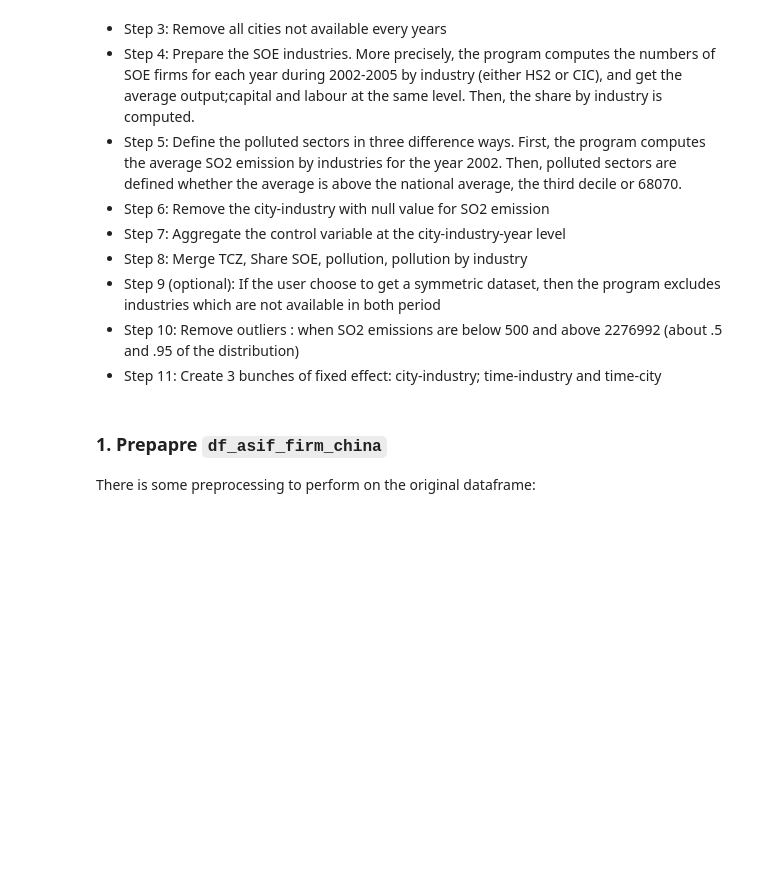
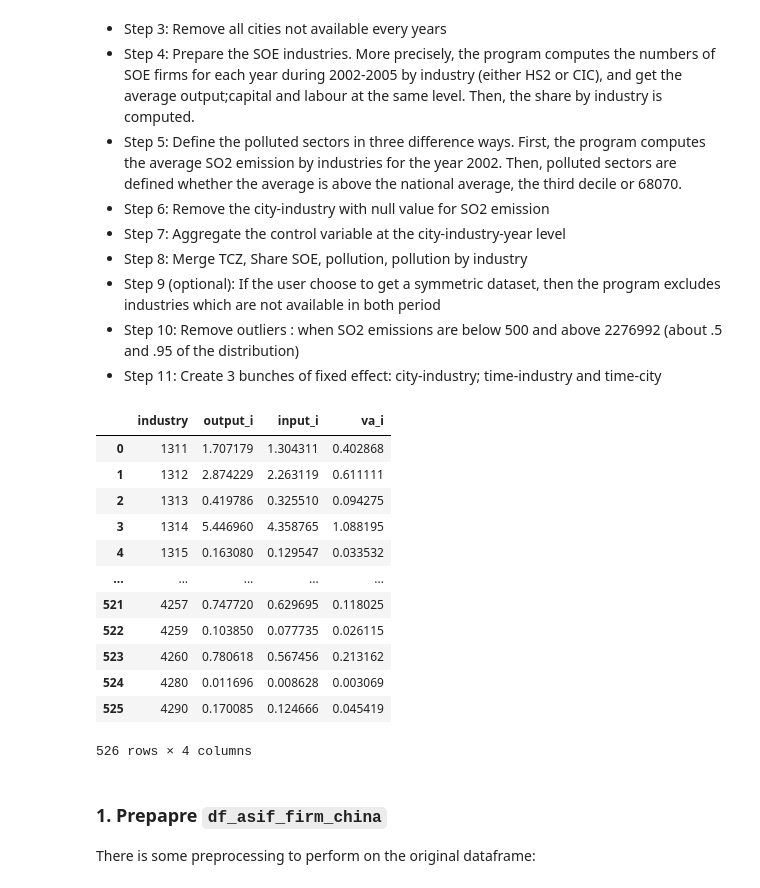
Before and after one commit to thomaspernet/SBC_pollution_China, a Jupyter notebook: Data_preprocessing/SBC_pollution_China_preprocessing.ipynb, the cells around one changed output. Cells and saved outputs as stored; diff of their text form; code cells hidden in the pictures; blank space fills up the shorter version.

```diff
--- a/Data_preprocessing/SBC_pollution_China_preprocessing.ipynb
+++ b/Data_preprocessing/SBC_pollution_China_preprocessing.ipynb
@@ -299,6 +354,31 @@ order_columns = [
     "FE_t_i",
     "FE_t_c",
 ]
+# %%
+(sbc.prepare_ASIF(df_original=df_asif_firm_china,
+                  industry_agg='cic')
+ .loc[lambda x: x['year'].isin(['2002'])]
+ .groupby('industry')[['output_fcit', 'input_fcit']]
+ .sum()
+ .assign(va_i=lambda x: x['output_fcit'] - x['input_fcit'])
+ .rename(columns={'output_fcit': 'output_i',
+                  'input_fcit': 'input_i'})
+ .reset_index()
+ )
+# %% [output]
+|  | industry | output_i | input_i | va_i |
+| 0 | 1311 | 1.707179 | 1.304311 | 0.402868 |
+| 1 | 1312 | 2.874229 | 2.263119 | 0.611111 |
+| 2 | 1313 | 0.419786 | 0.325510 | 0.094275 |
+| 3 | 1314 | 5.446960 | 4.358765 | 1.088195 |
+| 4 | 1315 | 0.163080 | 0.129547 | 0.033532 |
+| ... | ... | ... | ... | ... |
+| 521 | 4257 | 0.747720 | 0.629695 | 0.118025 |
+| 522 | 4259 | 0.103850 | 0.077735 | 0.026115 |
+| 523 | 4260 | 0.780618 | 0.567456 | 0.213162 |
+| 524 | 4280 | 0.011696 | 0.008628 | 0.003069 |
+| 525 | 4290 | 0.170085 | 0.124666 | 0.045419 |
+526 rows × 4 columns
 # %% [markdown]
 ### 1. Prepapre  `df_asif_firm_china`
 
```
Also changed, not shown: parts of 9 cells of this notebook, 1 other file.
